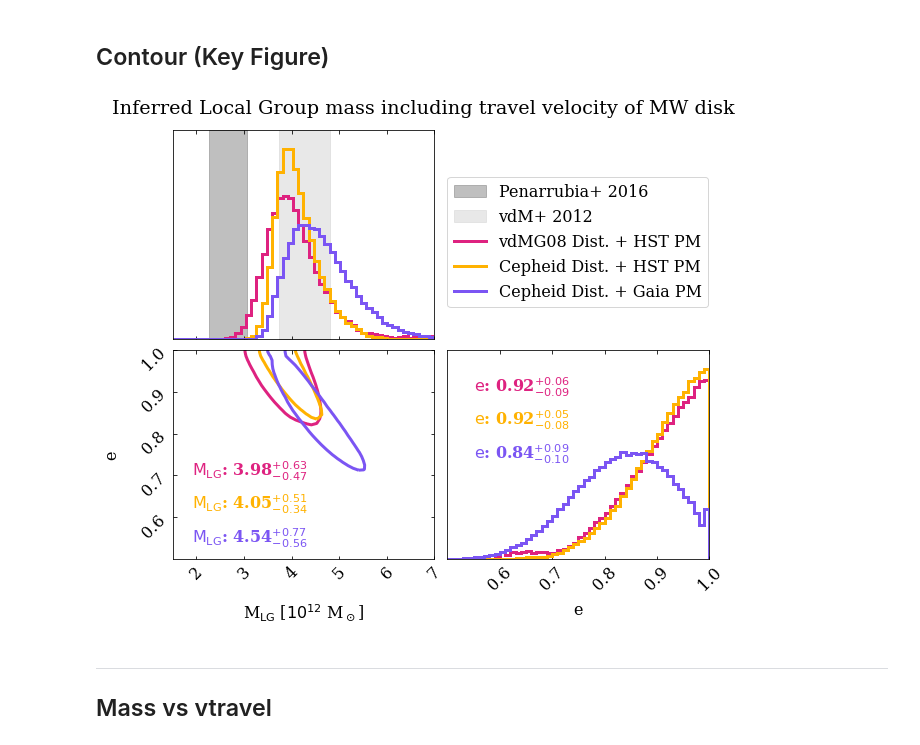
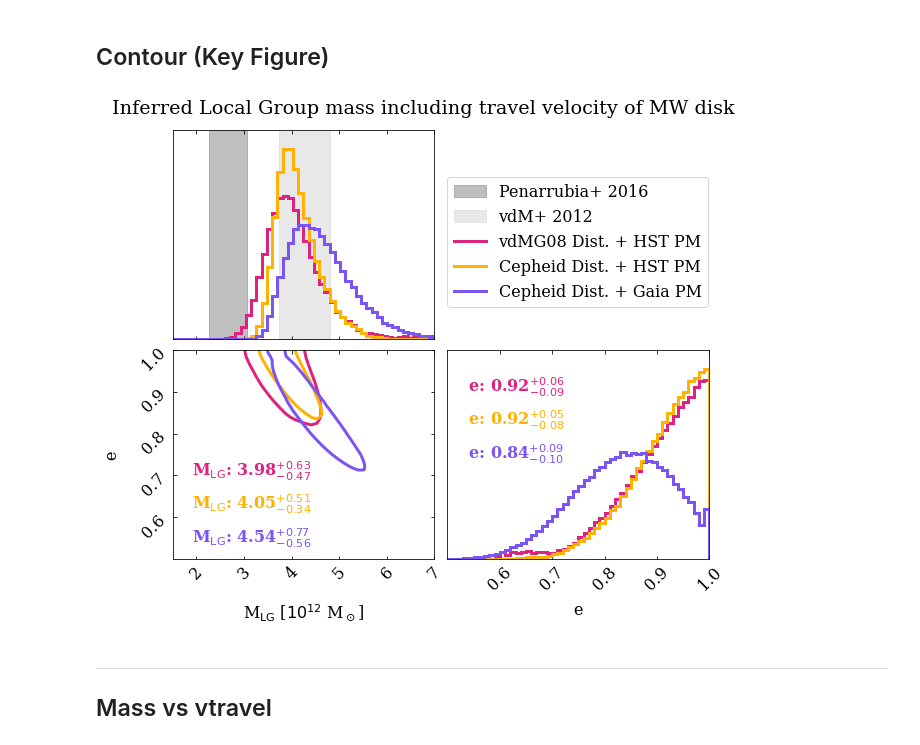
Before and after one commit to katiechambe/yellowCard, a Jupyter notebook: notebooks/pymc3-analyze-runs.ipynb, the cells around one changed output. Drawn from its saved outputs; the diff is of its cells as text; code cells hidden in the pictures.

```diff
--- a/notebooks/pymc3-analyze-runs.ipynb
+++ b/notebooks/pymc3-analyze-runs.ipynb
@@ -95,0 +98,15 @@ for mod in dataChoices:
+# %%
+for mod in dataChoices:
+    print(mod)
+    v0 = meds_vtravel[mod]['e'][0]
+    v32 = meds_32[mod]['e'][0]
+#     vother = meds_vtravel[mod]['e'][-4] # 85km/s
+    vother = meds_vtravel[mod]['e'][-1] # 100km/s
+    print('v=0 eccentricity:', v0)
+    print('v=32 eccentricity:', v32)
+    print('v=80 eccentricity:', vother)
+    print('Difference between 0 and 32km/s:',  (v0-v32)/v0)
+    print('Difference between 32 and 80km/s:', (vother-v32)/vother )
+    print('Difference between 0 and 80 km/s:', (vother-v0)/vother )
+    print(meds_vtravel[mod]['e'][-4])
+    print(meds_vtravel[mod]['e'][-1])
@@ -95,0 +135,6 @@ for mod in dataChoices:
+# %%
+for mod in dataChoices:
+    vtravVal = meds_vtravel[mod]['vtravel'][-4]
+    massVal = meds_vtravel[mod]['M'][-4]
+    mass32_Val = meds_32[mod]['M'][0]
+    print(mod,vtravVal,massVal,mass32_Val,(massVal - mass32_Val), (massVal - mass32_Val)/massVal)
@@ -249,41 +298,40 @@ for i in dataChoices:
     hi = percentiles[i][2]-percentiles[i][1]
     lo = percentiles[i][1]-percentiles[i][0]
     ax[1][0].text(1.9, yloc[hh],
-                  r"$\rm M_{\rm LG}$: %0.2f$^{+ %0.2f}_{-%.2f}$" % ( med, hi, lo),
+                  r"M$\rm _{\rm LG}$: %0.2f$^{+ %0.2f}_{-%.2f}$" % ( med, hi, lo),
                   color = palette[i],
                   fontweight ='bold')
     hh+=1
 
 ###                            ###
 # adding the eccentricity values #
 ###                            ###
 ylims11 = ax[1][1].get_ylim()
 yloc = np.array([0.8,0.64,0.48])*ylims11[1]
 hh = 0
 for i in dataChoices:
     med = percentilesFore[i][1]
     hi = percentilesFore[i][2]-percentilesFore[i][1]
     lo = percentilesFore[i][1]-percentilesFore[i][0]
-    ax[1][1].text(0.55, yloc[hh],
-                  r"$\rm e$: %0.2f$^{+ %0.2f}_{-%.2f}$" % ( med, hi, lo),
+    ax[1][1].text(0.53, yloc[hh],
+                  r" e: %0.2f$^{+ %0.2f}_{-%.2f}$" % ( med, hi, lo),
                   color = palette[i],
                   fontweight ='bold')
     hh+=1
 
 ###                            ###
 # to set x labels closer to plot #
 ###                            ###
 for i in range(2):
     ax[1][i].xaxis.set_label_coords(0.5, -0.2)
     ax[1][i].yaxis.set_label_coords(-0.2,0.5)
 
-
+fig.suptitle("Inferred Local Group mass including travel velocity of MW disk",x=0.53)
 fig.legend(loc=(0.544,0.6))
-fig.suptitle("Inferred Local Group mass including travel velocity of MW disk",x=0.53)
-plt.savefig("../plots/analyze-runs-contour.pdf")
+plt.savefig("../plots/analyze-runs-contour.pdf",bbox_inches="tight")
 plt.show()
 # %% [output]
-[figure, old version]
+[figure, new version]
 # %% [markdown]
 ___
 ## Mass vs vtravel
```
Also changed, not shown: parts of 11 cells of this notebook, 2 other files.
